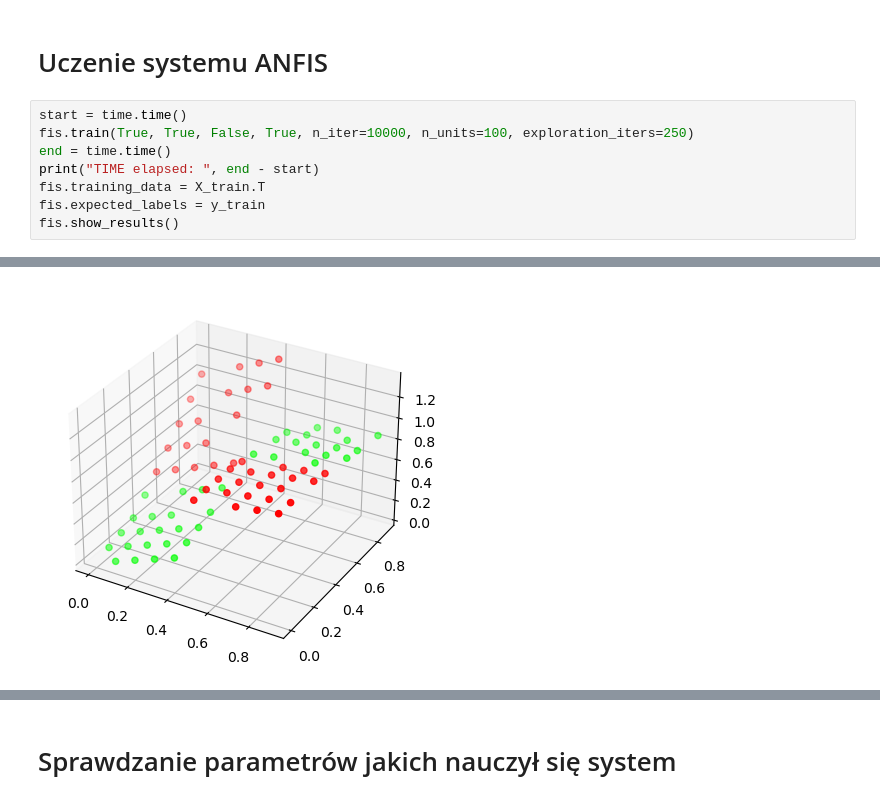
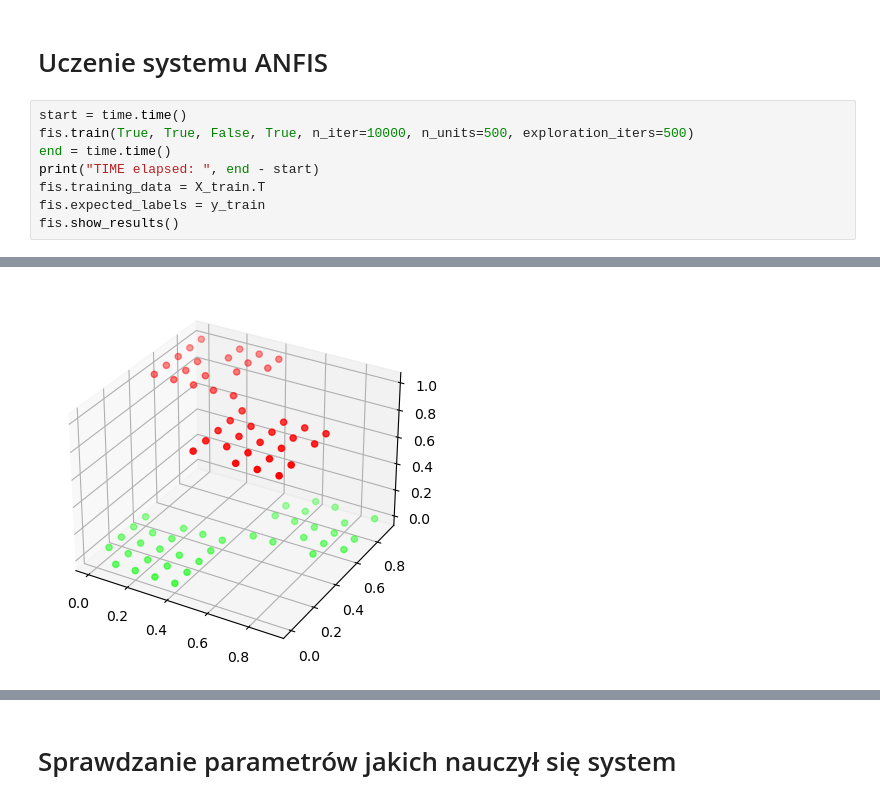
Before and after one commit to DonChaka/MSI, a Jupyter notebook: Lab4.ipynb, the cells around one changed output, grey strips where cells are left out. Drawn from its saved outputs; the diff is of its cells as text.

```diff
--- a/Lab4.ipynb
+++ b/Lab4.ipynb
@@ -77,7 +79,7 @@ Konkluzje:  [[0.69403965 0.18643872 0.78628113]
 <H1>Uczenie systemu ANFIS</H1>
 # %%
 start = time.time()
-fis.train(True, True, False, True, n_iter=10000, n_units=100, exploration_iters=250)
+fis.train(True, True, False, True, n_iter=10000, n_units=500, exploration_iters=500)
 end = time.time()
 print("TIME elapsed: ", end - start)
 fis.training_data = X_train.T
@@ -91,4 +93,4 @@ TIME elapsed:  204.26198840141296
-[figure, old version]
+[figure, new version]
 # %%
 fis.training_data = X_test.T
 fis.expected_labels = y_test
```
Also changed, not shown: parts of 13 cells of this notebook, 1 other file.
